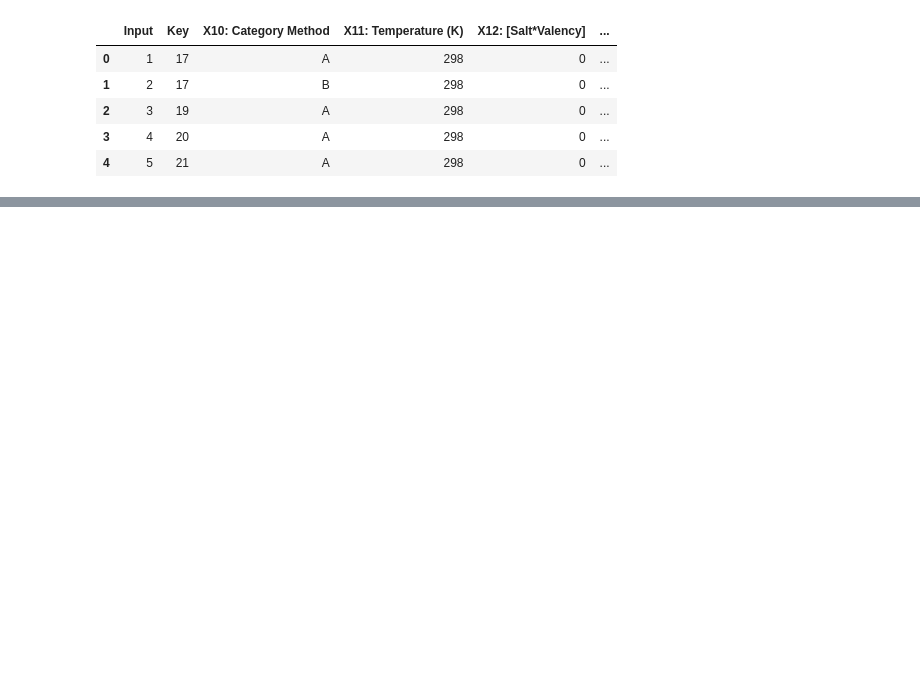
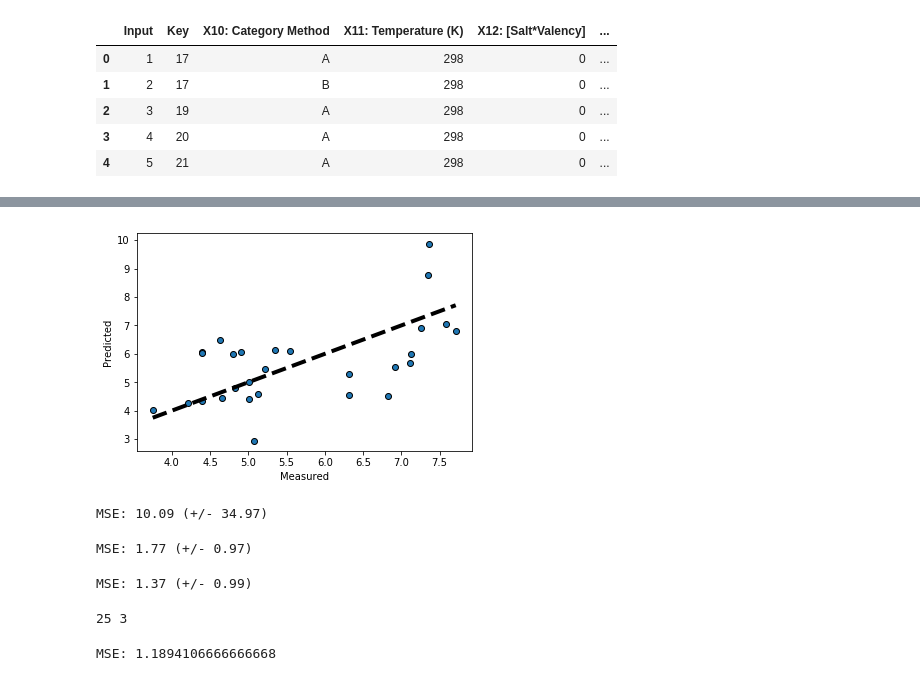
Before and after one commit to tgebhart/biomarker, a Jupyter notebook: notebooks/EDA.ipynb, the cells around one changed output, grey strips where cells are left out. Saved outputs shown, nothing was run; the diff lists cells and outputs as text; code cells hidden in the pictures; blank space fills up the shorter version.

Commit message:
added ad-hoc modeling

```diff
--- a/notebooks/EDA.ipynb
+++ b/notebooks/EDA.ipynb
@@ -229,0 +145,3 @@ for num in file_numbers:
+# %%
+y = master['Output: logK']
+y.head()
@@ -229,0 +155,6 @@ for num in file_numbers:
+# %%
+# drop the output, input columns
+master_drop = master.drop(['Output: logK', 'Input'], axis=1)
+# %%
+# Break out categorical variables with dummy columns
+X = pd.get_dummies(master_drop)
@@ -229,0 +167,54 @@ for num in file_numbers:
+# %%
+from sklearn import preprocessing
+from sklearn.model_selection import cross_val_predict
+from sklearn.model_selection import train_test_split
+from sklearn.model_selection import cross_val_score
+from sklearn import linear_model
+
+lr = linear_model.LinearRegression()
+scaler = preprocessing.StandardScaler().fit(X)
+X_transformed = scaler.transform(X)
+predicted = cross_val_predict(lr, X_transformed, y, cv=10)
+
+
+fig, ax = plt.subplots()
+ax.scatter(y, predicted, edgecolors=(0, 0, 0))
+ax.plot([y.min(), y.max()], [y.min(), y.max()], 'k--', lw=4)
+ax.set_xlabel('Measured')
+ax.set_ylabel('Predicted')
+plt.show()
+# %% [output]
+[figure, added]
+# %%
+scores = cross_val_score(lr, X_transformed, y, cv=5, scoring='neg_mean_squared_error')
+print("MSE: %0.2f (+/- %0.2f)" % (-1*scores.mean(), scores.std() * 2))
+# %% [output]
+MSE: 10.09 (+/- 34.97)
+# %%
+from sklearn.tree import DecisionTreeRegressor
+from sklearn.metrics import mean_squared_error
+regr_1 = DecisionTreeRegressor(max_depth=2)
+
+scores = cross_val_score(regr_1, X_transformed, y, cv=5, scoring='neg_mean_squared_error')
+print("MSE: %0.2f (+/- %0.2f)" % (-1*scores.mean(), scores.std() * 2))
+# %% [output]
+MSE: 1.77 (+/- 0.97)
+# %%
+regr_2 = DecisionTreeRegressor(max_depth=5)
+
+scores = cross_val_score(regr_2, X_transformed, y, cv=5, scoring='neg_mean_squared_error')
+print("MSE: %0.2f (+/- %0.2f)" % (-1*scores.mean(), scores.std() * 2))
+# %% [output]
+MSE: 1.37 (+/- 0.99)
+# %%
+X_train, X_test, y_train, y_test = train_test_split(X_transformed, y.values, test_size=0.1, random_state=0)
+print(X_train.shape[0],X_test.shape[0])
+# %% [output]
+25 3
+# %%
+regr_2.fit(X_train, y_train)
+y_pred = regr_2.predict(X_test)
+
+print('MSE: {}'.format(mean_squared_error(y_test, y_pred)))
+# %% [output]
+MSE: 1.1894106666666668
```
Also changed, not shown: parts of 45 cells of this notebook, 1 other file.
